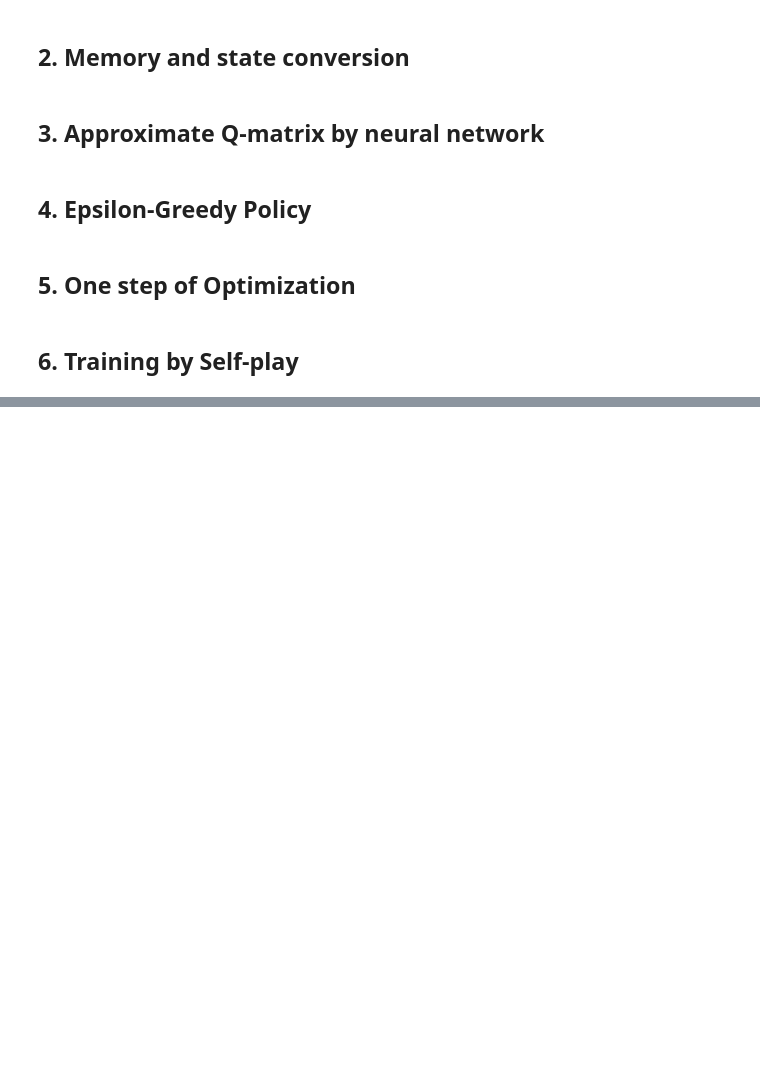
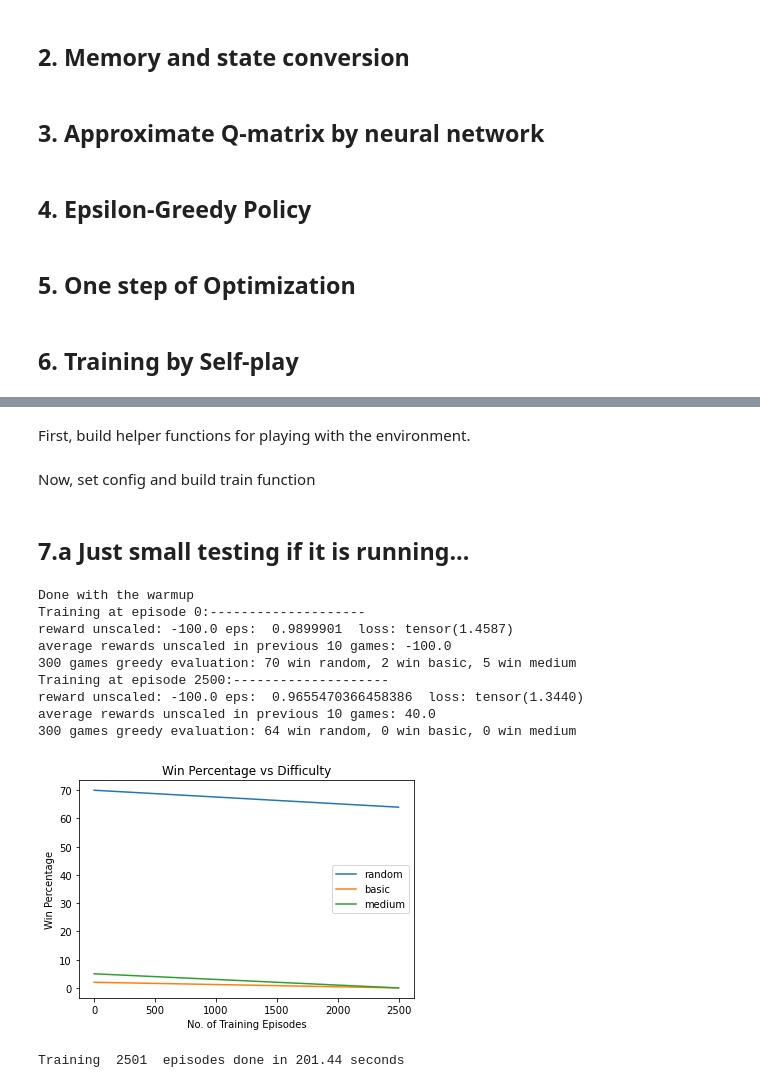
Before and after one commit to chihangs/INM707, a Jupyter notebook: Connect4.ipynb, the cells around one changed output, grey strips where cells are left out. Saved outputs shown, nothing was run; the diff lists cells and outputs as text; code cells hidden in the pictures; blank space fills up the shorter version.

Commit message:
pending for intensive training

```diff
--- a/Connect4.ipynb
+++ b/Connect4.ipynb
@@ -705,4 +596,0 @@ def train(num_episodes=num_episodes, policy=policy, policyB=policyB, config=conf
-# %%
-config={'double':False, 'prioritized':False, 'alpha':0.5, 'beta':0.1}
-num_episodes = 5001
-Q_network, rewards_history, win_percent, episodes = train(num_episodes, config=config)
@@ -755,3 +596,0 @@ Training  20000  episodes done in 481.28 seconds
-# %%
-config={'double':False, 'prioritized':True, 'alpha':0.5, 'beta':0.1}
-Q_network, rewards_history, win_percent, episodes = train(20001, config=config)
@@ -841,0 +597,32 @@ True
+# %% [markdown]
+First, build helper functions for playing with the environment.
+# %%
+def self_start(i_episode):
+    i_episode = 0
+    game = connect4()
+    game.reset()
+    done = False
+    total_reward = 0
+    if i_episode % 2 == 0:
+        j = np.random.choice(7, 1, p=[0.05, 0.1, 0.15, 0.4, 0.15, 0.1, 0.05])[0]
+        game.state[5, j] = -1
+        game.turn_count += 1
+    state=game.state
+    return game, total_reward, done, state
+
+def step_memory(game, total_reward, memory, policy=policy):
+    # Get action and act in the world
+    state=copy.deepcopy(game.state)
+    state_tensor = convert_state(state)
+    row, action = policy(state_tensor)
+    next_state, reward, done = game.step(action, policy)
+    total_reward += float(reward)
+    # Observe new state
+    if done:
+        next_state = copy.deepcopy(game.reset())
+        #next_state = None
+    # Store the transition in memory
+    memory.push(state, action, next_state, float(reward))
+    return memory, total_reward, done
+# %% [markdown]
+Now, set config and build train function
@@ -841,0 +715,24 @@ True
+# %% [markdown]
+## 7.a Just small testing if it is running...
+# %%
+#vanila DQN and not upgrade
+config={'double':False, 'prioritized':False, 'alpha':0.8, 'beta':0.1}
+num_episodes = 2501
+Q_network = DQN(OBS_SIZE, HIDDEN_SIZE, ACTION_SIZE).to(device)
+Q_target = DQN(OBS_SIZE, HIDDEN_SIZE, ACTION_SIZE).to(device)
+policy = E_Greedy_Policy(0.99, decay=0.99999, min_epsilon=0.1, Q_network=Q_network, upgrade=False)
+Q_target.load_state_dict(Q_network.state_dict())
+
+Q_network, Q_target, info = train(Q_network, Q_target, policy, config=config, num_episodes=num_episodes)
+# %% [output]
+Done with the warmup
+Training at episode 0:--------------------
+reward unscaled: -100.0 eps:  0.9899901  loss: tensor(1.4587)
+average rewards unscaled in previous 10 games: -100.0
+300 games greedy evaluation: 70 win random, 2 win basic, 5 win medium
+Training at episode 2500:--------------------
+reward unscaled: -100.0 eps:  0.9655470366458386  loss: tensor(1.3440)
+average rewards unscaled in previous 10 games: 40.0
+300 games greedy evaluation: 64 win random, 0 win basic, 0 win medium
+[figure, added]
+Training  2501  episodes done in 201.44 seconds
```
Also changed, not shown: parts of 45 cells of this notebook.
